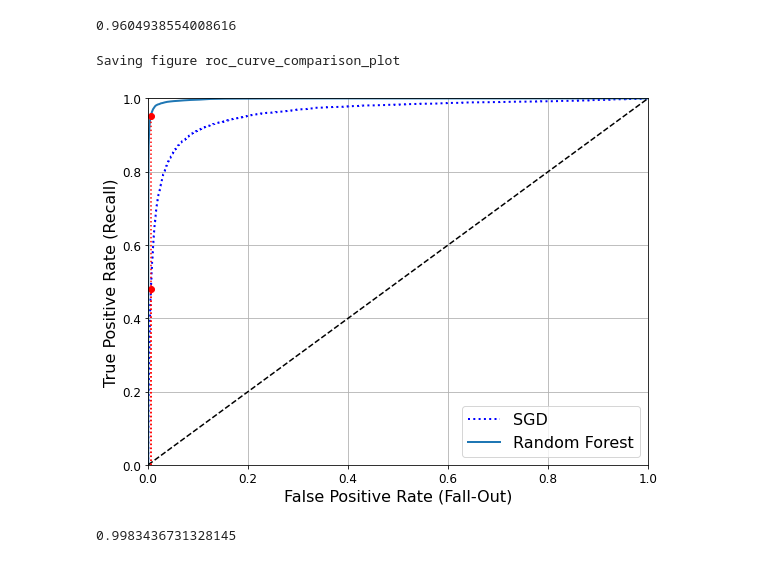
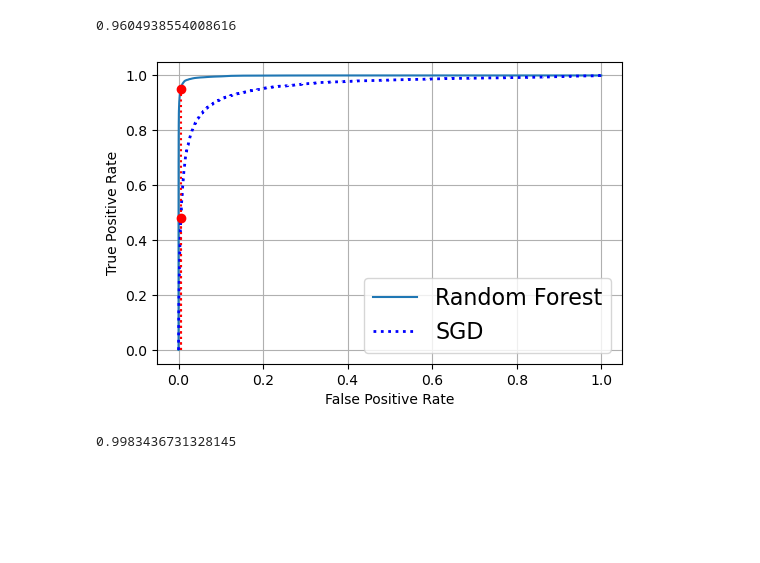
Before and after one commit to jy12060026ai/excss-stats, a Jupyter notebook: handson/03-classification.ipynb, the cells around one changed output. Cells and saved outputs as stored; diff of their text form; code cells hidden in the pictures; blank space fills up the shorter version.

```diff
--- a/handson/03-classification.ipynb
+++ b/handson/03-classification.ipynb
@@ -287,24 +290,24 @@ fpr_forest, tpr_forest, thresholds_forest = roc_curve(y_train_5,y_scores_forest)
 # %%
 recall_for_forest = tpr_forest[np.argmax(fpr_forest >= fpr_90)]
 
-plt.figure(figsize=(8, 6))
+_, ax = plt.subplots(figsize=(6, 4), dpi=100)
+
 roc_auc = auc(fpr_forest, tpr_forest)
 roc_display = RocCurveDisplay(fpr=fpr_forest, tpr=tpr_forest,
                               roc_auc=roc_auc).plot(ax=ax)
 
-roc_display.line_(label="Random Forest")
+roc_display.line_.set_label("Random Forest")
 plt.plot(fpr, tpr, "b:", linewidth=2, label="SGD")
+plt.plot([0.0, fpr_90], [recall_90_precision, recall_90_precision], "r:")
 plt.plot([fpr_90, fpr_90], [0., recall_90_precision], "r:")
-plt.plot([0.0, fpr_90], [recall_90_precision, recall_90_precision], "r:")
+plt.plot([fpr_90, fpr_90], [0., recall_for_forest], "r:")
 plt.plot([fpr_90], [recall_90_precision], "ro")
-plt.plot([fpr_90, fpr_90], [0., recall_for_forest], "r:")
 plt.plot([fpr_90], [recall_for_forest], "ro")
 plt.grid(True)
 plt.legend(loc="lower right", fontsize=16)
 plt.show()
 # %% [output]
-Saving figure roc_curve_comparison_plot
-[figure, old version]
+[figure, new version]
 # %%
 roc_auc_score(y_train_5, y_scores_forest)
 # %% [output]
```
Also changed, not shown: parts of 12 cells of this notebook.
